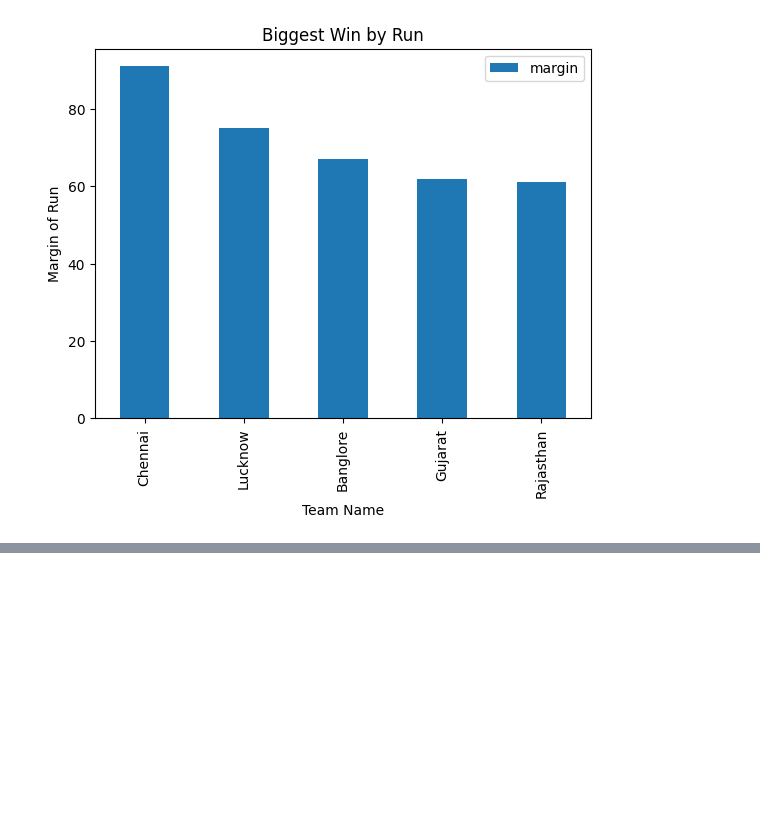
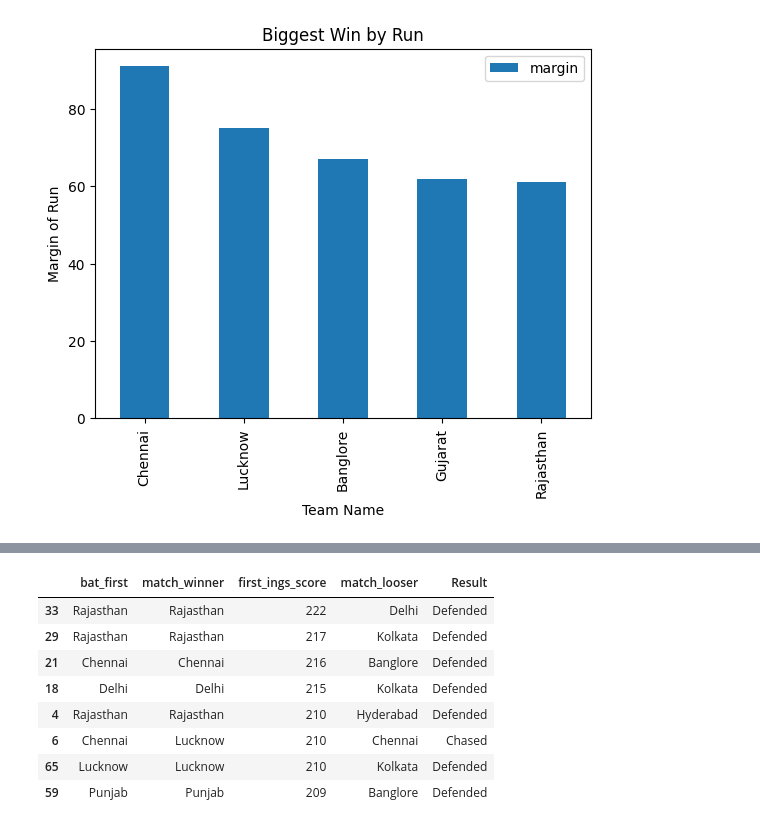
Before and after one commit to jhaji-17/Data-Science-Practice, a Jupyter notebook: IPL_2022_Analysis.ipynb, the cells around one changed output, grey strips where cells are left out. Drawn from its saved outputs; the diff is of its cells as text; code cells hidden in the pictures; blank space fills up the shorter version.

```diff
--- a/IPL_2022_Analysis.ipynb
+++ b/IPL_2022_Analysis.ipynb
@@ -197,0 +226,12 @@ Text(0.5, 1.0, 'Biggest Win by Run')
+# %%
+highest_1st_inns
+# %% [output]
+|  | bat_first | match_winner | first_ings_score | match_looser | Result |
+| 33 | Rajasthan | Rajasthan | 222 | Delhi | Defended |
+| 29 | Rajasthan | Rajasthan | 217 | Kolkata | Defended |
+| 21 | Chennai | Chennai | 216 | Banglore | Defended |
+| 18 | Delhi | Delhi | 215 | Kolkata | Defended |
+| 4 | Rajasthan | Rajasthan | 210 | Hyderabad | Defended |
+| 6 | Chennai | Lucknow | 210 | Chennai | Chased |
+| 65 | Lucknow | Lucknow | 210 | Kolkata | Defended |
+| 59 | Punjab | Punjab | 209 | Banglore | Defended |
```
Also changed, not shown: parts of 6 cells of this notebook.
